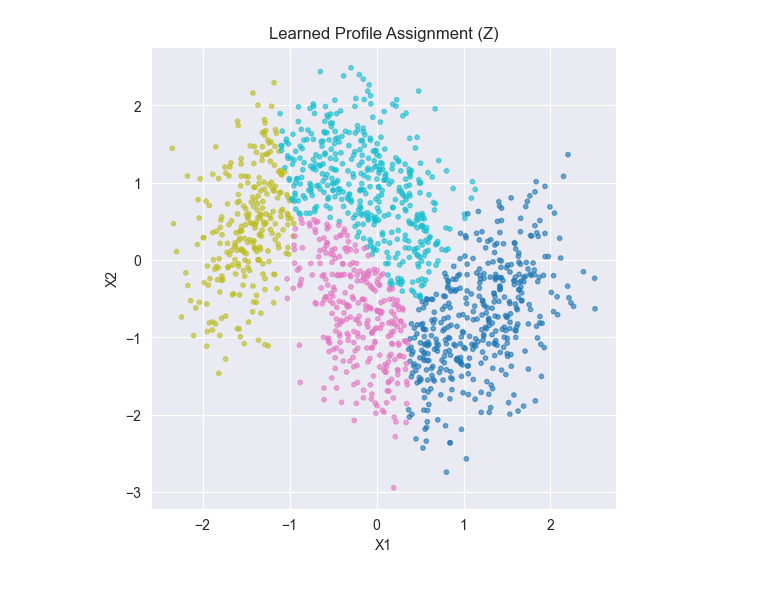
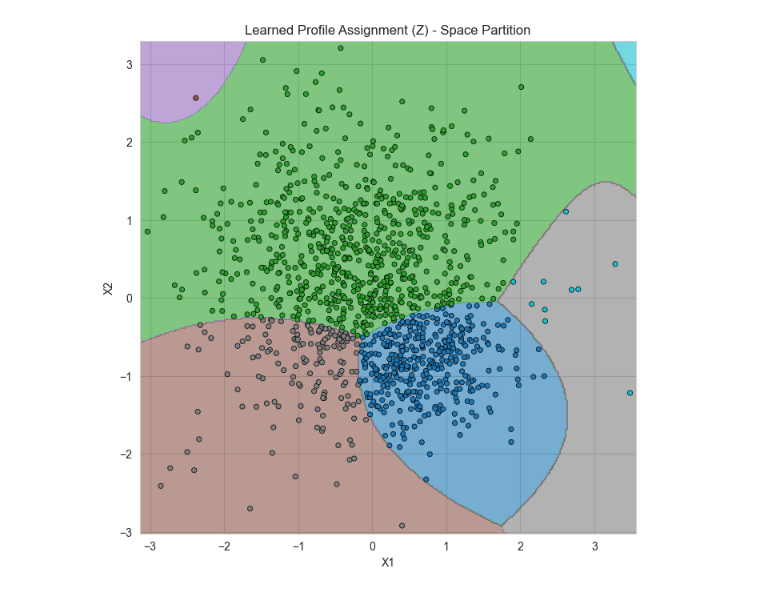
Before and after one commit to Menamot/dbc, a Jupyter notebook: examples/nn.ipynb, the cells around one changed output. Saved outputs shown, nothing was run; the diff lists cells and outputs as text; code cells hidden in the pictures.

```diff
--- a/examples/nn.ipynb
+++ b/examples/nn.ipynb
@@ -356,14 +370,0 @@ Epoch 500: Train Loss=4.4925, Val Loss=2.0886 | Train Acc=0.9279 | Val Acc=0.903
-# %%
-import matplotlib.pyplot as plt
-
-model.eval()
-with torch.no_grad():
-    _, q_z_given_x, _ = model(X_train)
-    Z_val = torch.argmax(q_z_given_x, dim=1)
-
-plt.figure(figsize=(6, 6))
-plt.scatter(X_train[:, 0], X_train[:, 1], c=Z_val, cmap="tab10", alpha=0.6, s=10)
-plt.title("Learned Profile Assignment (Z)")
-plt.xlabel("X1")
-plt.ylabel("X2")
-plt.show()
@@ -381,7 +419,7 @@ val_dataset = TensorDataset(X_val, y_val)
 val_loader = DataLoader(val_dataset, batch_size=batch_size)
 
 input_dim = 2  # 特征维度
-num_profiles = 8
+num_profiles = 6
 num_classes = 2
 
 # 用生成式版本
@@ -389,7 +427,7 @@ model = GenerativeProfileBayesClassifier(input_dim, num_profiles, num_classes)
 optimizer = torch.optim.Adam(model.parameters(), lr=1e-3)
 criterion = nn.CrossEntropyLoss()
 
-num_epochs = 500
+num_epochs = 300
 train_losses = []
 val_losses = []
 train_accuracies = []
@@ -486,16 +524,39 @@ Epoch 500: Train Loss=4.2905, Val Loss=2.0076 | Train Acc=0.9236 | Val Acc=0.913
 # %%
 import matplotlib.pyplot as plt
+import numpy as np
 
 model.eval()
 with torch.no_grad():
+    # 创建网格
+    padding=0.1
+    x_min, x_max = X_train[:, 0].min() - padding, X_train[:, 0].max() + padding
+    y_min, y_max = X_train[:, 1].min() - padding, X_train[:, 1].max() + padding
+    xx, yy = np.meshgrid(np.arange(x_min, x_max, 0.02),  # 可以调整步长来控制分辨率
+                         np.arange(y_min, y_max, 0.02))
+
+    # 将网格点转换为张量
+    grid_points = torch.tensor(np.c_[xx.ravel(), yy.ravel()], dtype=torch.float32)
+
+    # 预测网格点的Profile Assignment
+    _, q_z_given_x_grid, _ = model(grid_points)
+    Z_grid_2 = torch.argmax(q_z_given_x_grid, dim=1)
+    Z_grid_2 = Z_grid_2.reshape(xx.shape)
+
+    # 预测训练数据的Profile Assignment用于对比
     _, q_z_given_x, _ = model(X_train)
-    Z_val = torch.argmax(q_z_given_x, dim=1)
+    Z_val_2 = torch.argmax(q_z_given_x, dim=1)
 
-plt.figure(figsize=(6, 6))
-plt.scatter(X_train[:, 0], X_train[:, 1], c=Z_val, cmap="tab10", alpha=0.6, s=10)
-plt.title("Learned Profile Assignment (Z)")
+plt.figure(figsize=(8, 8))
+# 使用contourf绘制颜色区域
+plt.contourf(xx, yy, Z_grid_2, levels=np.arange(model.num_profiles + 1) - 0.5,
+             cmap="tab10", alpha=0.6)
+# 在上面叠加训练数据点
+plt.scatter(X_train[:, 0], X_train[:, 1], c=Z_val_2, cmap="tab10",
+           edgecolors='black', linewidth=0.5, s=20)
+plt.title("Learned Profile Assignment (Z) - Space Partition")
 plt.xlabel("X1")
 plt.ylabel("X2")
+# plt.colorbar(label='Profile')
 plt.show()
 # %% [output]
-[figure, old version]
+[figure, new version]
```
Also changed, not shown: parts of 12 cells of this notebook.
